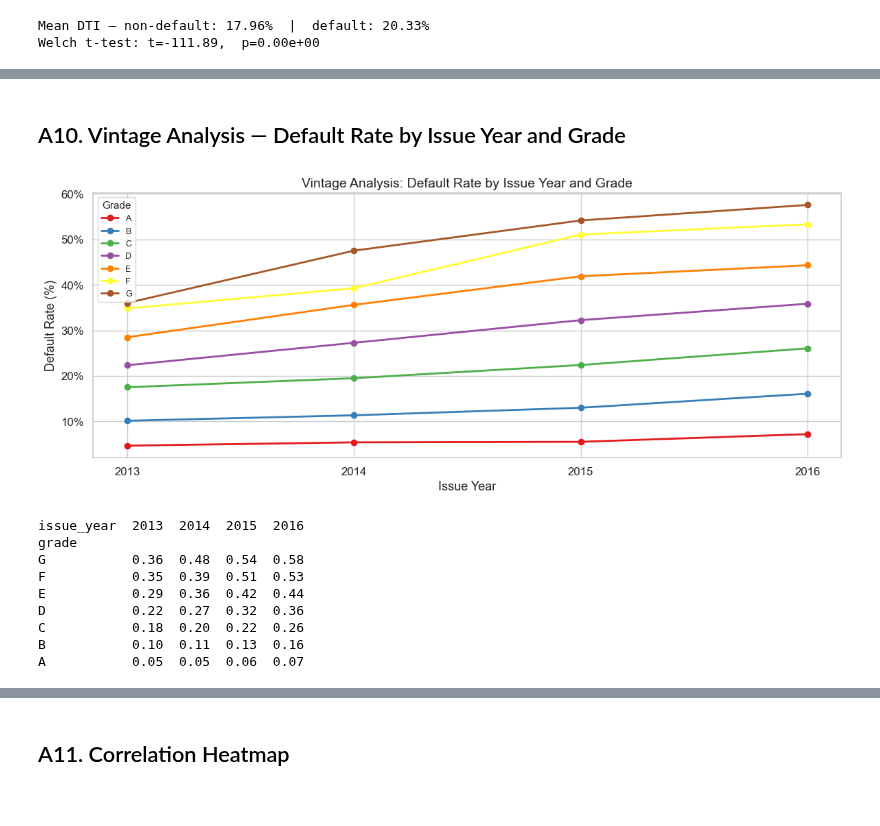
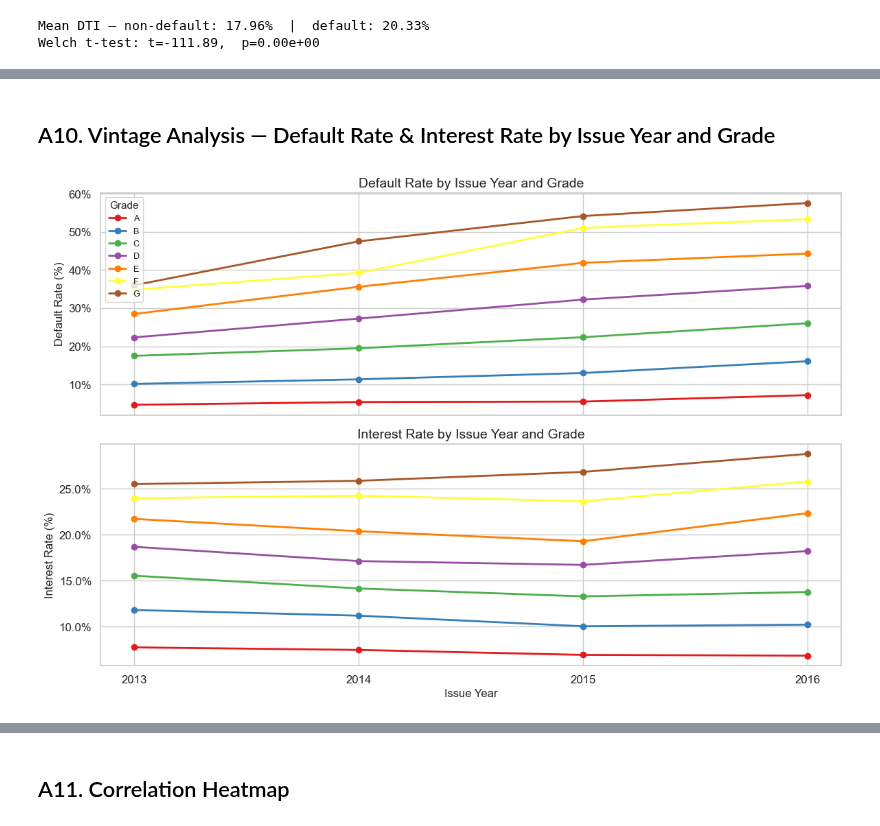
Before and after one commit to SungInCho/credit-risk-causal-analysis, a Jupyter notebook: notebooks/02_eda_and_features.ipynb, the cells around one changed output, grey strips where cells are left out. Cells and saved outputs as stored; diff of their text form; code cells hidden in the pictures.

```diff
--- a/notebooks/02_eda_and_features.ipynb
+++ b/notebooks/02_eda_and_features.ipynb
@@ -395,32 +601,56 @@ plt.show()
 # %% [markdown]
-## A10. Vintage Analysis — Default Rate by Issue Year and Grade
+## A10. Vintage Analysis — Default Rate & Interest Rate by Issue Year and Grade
 # %%
-vintage = df.groupby(['issue_year','grade'])['default'].mean().unstack()
-vintage = vintage[[g for g in GRADE_ORDER if g in vintage.columns]]
+# --- Default rate (top) ---
+vintage_default = df.groupby(['issue_year', 'grade'])['default'].mean().unstack()
+vintage_default = vintage_default[[g for g in GRADE_ORDER if g in vintage_default.columns]]
 
-fig, ax = plt.subplots(figsize=(12, 5))
+# --- Interest rate (bottom) ---
+vintage_int = df.groupby(['issue_year', 'grade'])['int_rate'].mean().unstack()
+vintage_int = vintage_int[[g for g in GRADE_ORDER if g in vintage_int.columns]]
+
+# --- Plot ---
+fig, axes = plt.subplots(2, 1, figsize=(12, 8), sharex=True)
+
+# ===== Top: Default Rate =====
 for g, color in zip(GRADE_ORDER, GRADE_PALETTE):
-    if g in vintage.columns:
-        ax.plot(vintage.index, vintage[g]*100,
-                marker='o', color=color, linewidth=2, label=g)
-ax.yaxis.set_major_formatter(mtick.PercentFormatter())
-ax.set_xlabel('Issue Year', fontsize=13); ax.set_ylabel('Default Rate (%)', fontsize=13)
-ax.set_title('Vintage Analysis: Default Rate by Issue Year and Grade', fontsize=14)
-ax.legend(title='Grade', loc='upper left', fontsize='x-small', title_fontsize='small')
-ax.set_xticks(sorted(df['issue_year'].unique()))
+    if g in vintage_default.columns:
+        axes[0].plot(
+            vintage_default.index,
+            vintage_default[g] * 100,
+            marker='o',
+            color=color,
+            linewidth=2,
+            label=g
+        )
+
+axes[0].set_ylabel('Default Rate (%)', fontsize=12)
+axes[0].set_title('Default Rate by Issue Year and Grade', fontsize=14)
+axes[0].yaxis.set_major_formatter(mtick.PercentFormatter())
+axes[0].legend(title='Grade', loc='upper left', fontsize='x-small', title_fontsize='small')
+axes[0].grid(True)
+
+# ===== Bottom: Interest Rate =====
+for g, color in zip(GRADE_ORDER, GRADE_PALETTE):
+    if g in vintage_int.columns:
+        axes[1].plot(
+            vintage_int.index,
+            vintage_int[g],
+            marker='o',
+            color=color,
+            linewidth=2,
+            label=g
+        )
+
+axes[1].set_xticks(sorted(df['issue_year'].unique()))
+axes[1].set_xlabel('Issue Year', fontsize=12)
+axes[1].set_ylabel('Interest Rate (%)', fontsize=12)
+axes[1].set_title('Interest Rate by Issue Year and Grade', fontsize=14)
+axes[1].yaxis.set_major_formatter(mtick.PercentFormatter())
+axes[1].grid(True)
+
 plt.tight_layout()
-plt.savefig(f'{MODEL_DIR}/fig10_vintage_default.png', dpi=150, bbox_inches='tight')
+plt.savefig(f'{FIGURE_DIR}/fig10_vintage_default_int.png', dpi=150, bbox_inches='tight')
 plt.show()
-
-print(vintage.transpose().sort_index(ascending=False).round(2))
 # %% [output]
-[figure, old version]
+[figure, new version]
-issue_year  2013  2014  2015  2016
-grade
-G           0.36  0.48  0.54  0.58
-F           0.35  0.39  0.51  0.53
-E           0.29  0.36  0.42  0.44
-D           0.22  0.27  0.32  0.36
-C           0.18  0.20  0.22  0.26
-B           0.10  0.11  0.13  0.16
-A           0.05  0.05  0.06  0.07
```
Also changed, not shown: parts of 27 cells of this notebook, 16 other files.
